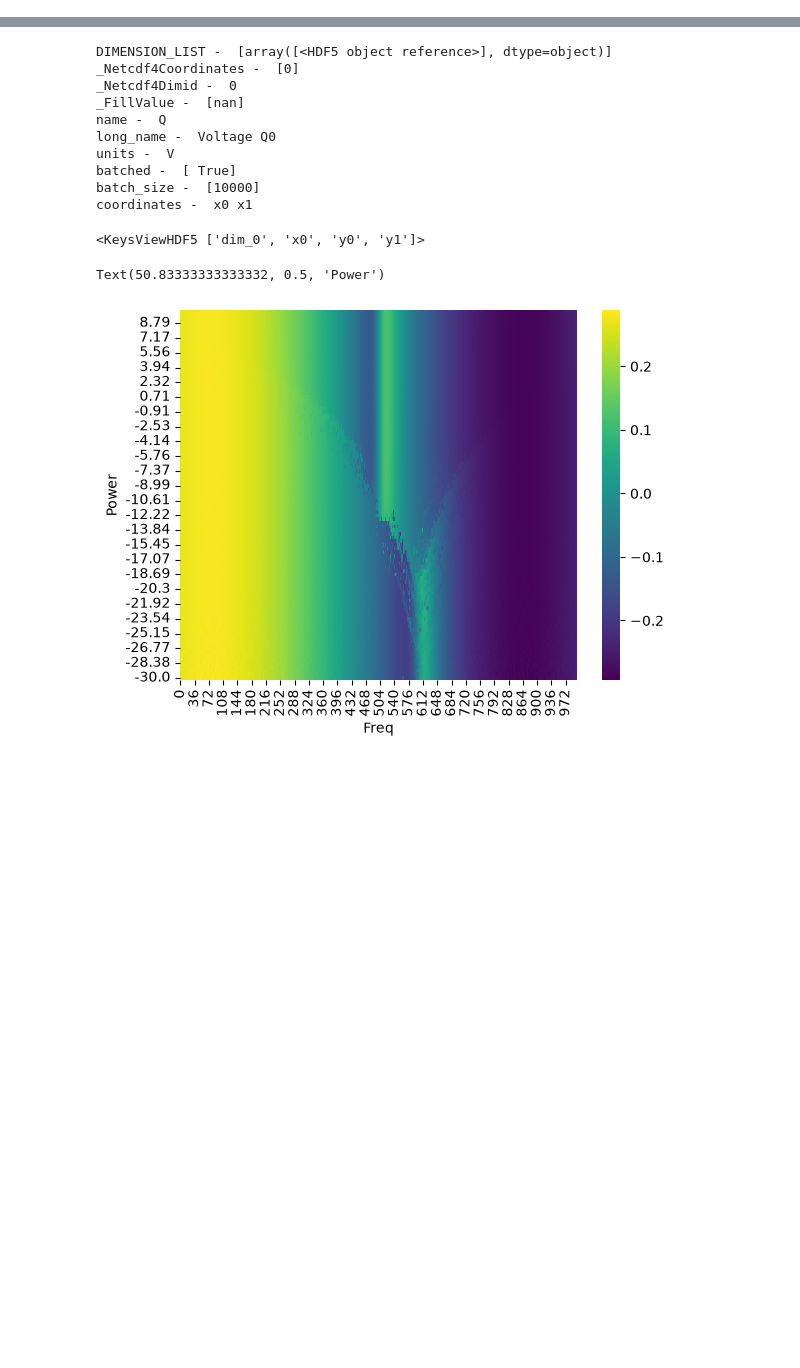
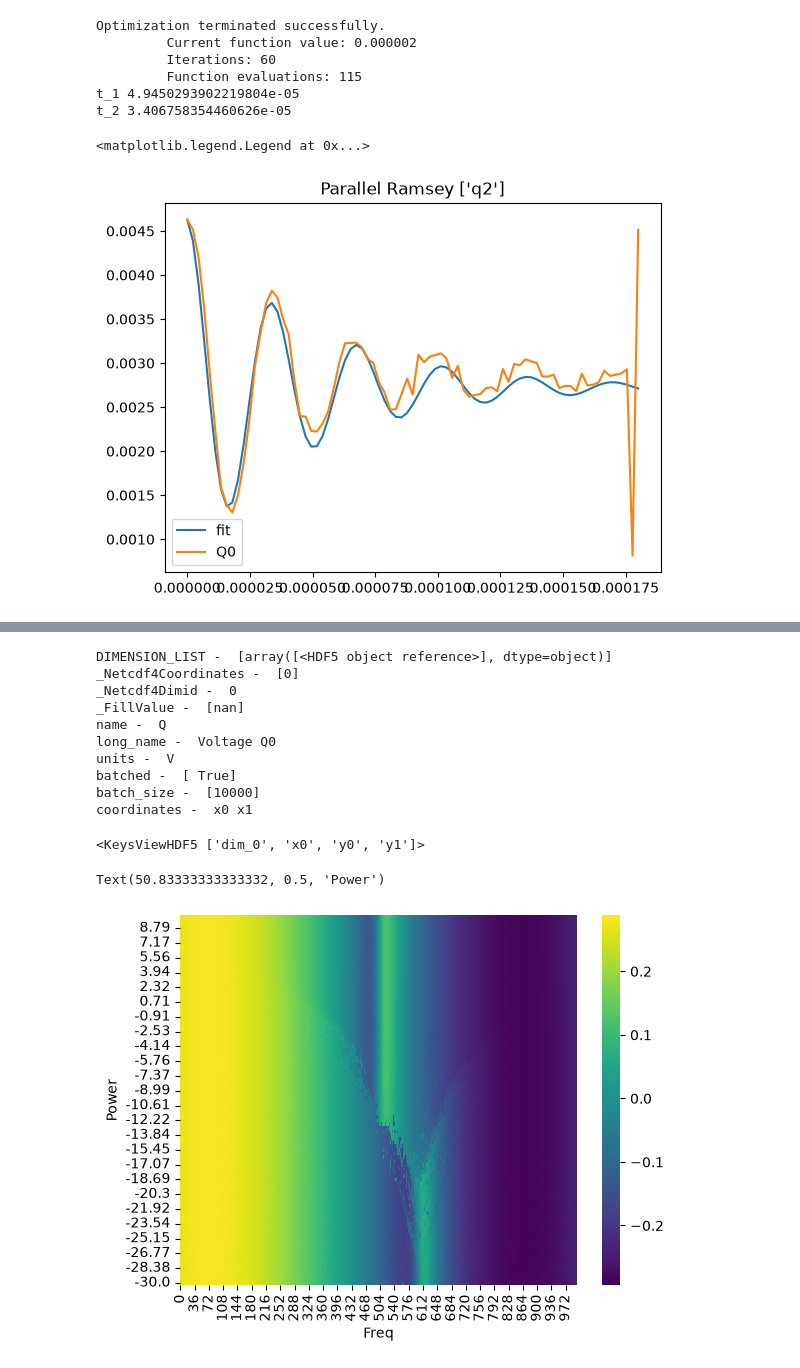
Before and after one commit to grufkork/exfys-3, a Jupyter notebook: sesh1.ipynb, the cells around one changed output, grey strips where cells are left out. Drawn from its saved outputs; the diff is of its cells as text; code cells hidden in the pictures; blank space fills up the shorter version.

```diff
--- a/sesh1.ipynb
+++ b/sesh1.ipynb
@@ -75,0 +75,40 @@ sns.heatmap(data=data)
+# %%
+d = hdffiles[63][1]
+# 'Decay time (s)', 'Voltage I0 (V)', 'Voltage Q0 (V)'
+t = d["Decay time (s)"]
+Q0 = d["Voltage Q0 (V)"]
+I0 = d["Voltage I0 (V)"]
+
+Q0_max = Q0.max()
+Q0_min = Q0.min()
+
+t_1 = 0.00005
+t_2 = 1/0.00003
+
+def model(args):
+    return (np.exp(-t/args[0]) * np.cos(2*np.pi*t*args[1])/2 + 0.5) * (Q0_max - Q0_min) + Q0_min
+
+def optfunc(args):
+    return np.sum((model(args)[:-3] - Q0[:-3])**2)
+
+res = opt.minimize(optfunc, [t_1, t_2], method="Nelder-Mead", options={"maxiter": 10000, "disp": True})
+# plt.plot(t, model([t_1, t_2]), label="guess")
+plt.plot(t, model(res.x), label="fit")
+print("t_1", res.x[0])
+print("t_2", 1/res.x[1])
+
+plt.plot(d["Decay time (s)"], Q0, label="Q0")
+# plt.plot(d["Decay time (s)"], d["Voltage I0 (V)"])
+plt.title(hdffiles[63][0])
+plt.legend()
+# data = d.pivot_table(columns="Voltage I0 (V)", index="Voltage Q0 (V)", values="Decay time (s)")
+# nice_hm(data, hdffiles[63][0], False)
+# %% [output]
+Optimization terminated successfully.
+         Current function value: 0.000002
+         Iterations: 60
+         Function evaluations: 115
+t_1 4.9450293902219804e-05
+t_2 3.406758354460626e-05
+<matplotlib.legend.Legend at 0x...>
+[figure, added]
```
Also changed, not shown: parts of 8 cells of this notebook, 2 other files.
